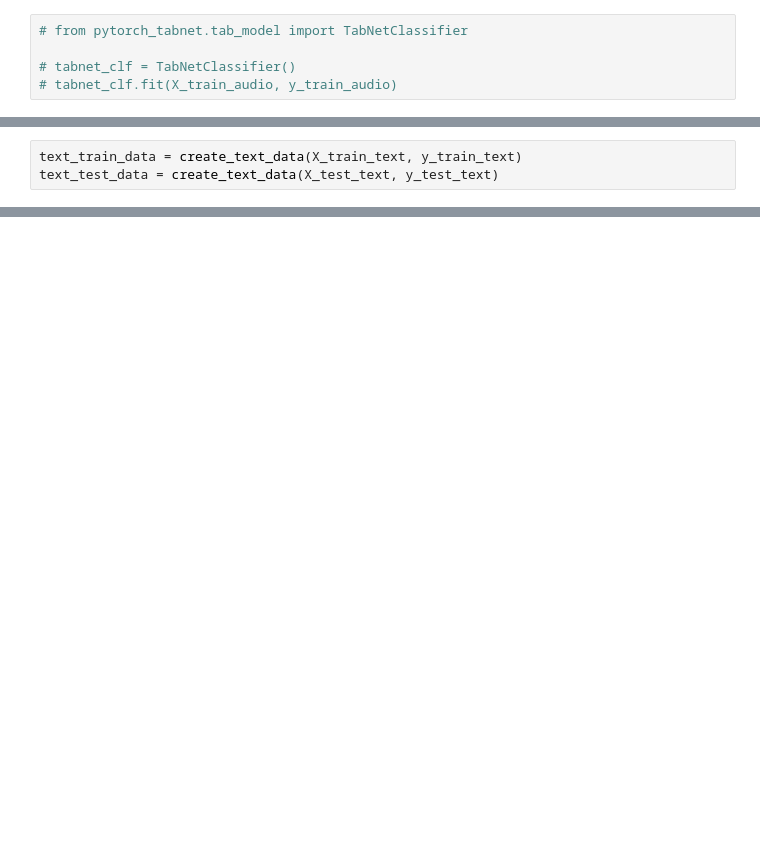
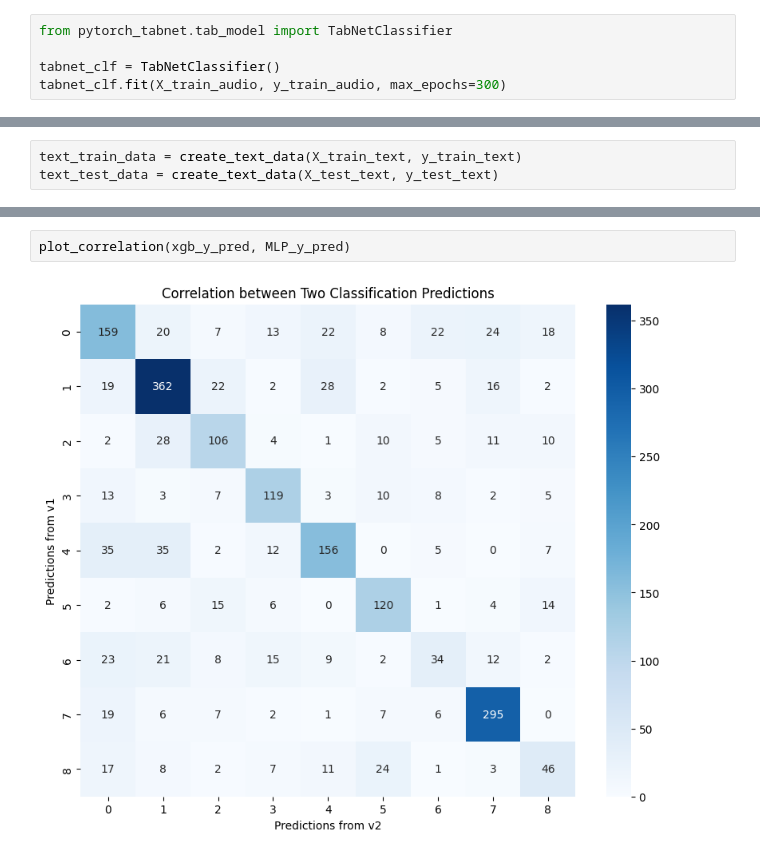
Before and after one commit to HanBiru/text_mining_project-TDDE16, a Jupyter notebook: Classification.ipynb, the cells around one changed output, grey strips where cells are left out. Saved outputs shown, nothing was run; the diff lists cells and outputs as text; blank space fills up the shorter version.

```diff
--- a/Classification.ipynb
+++ b/Classification.ipynb
@@ -222,7 +236,7 @@ weighted avg       0.41      0.41      0.37      2106
 # %%
 # !pip install pytorch-tabnet
 # %%
-# from pytorch_tabnet.tab_model import TabNetClassifier
+from pytorch_tabnet.tab_model import TabNetClassifier
 
-# tabnet_clf = TabNetClassifier()
-# tabnet_clf.fit(X_train_audio, y_train_audio)
+tabnet_clf = TabNetClassifier()
+tabnet_clf.fit(X_train_audio, y_train_audio, max_epochs=300)
@@ -542,0 +754,4 @@ report, text_pred_probs = test_model(model, text_test_data[:2])
+# %%
+plot_correlation(xgb_y_pred, MLP_y_pred)
+# %% [output]
+[figure, added]
```
Also changed, not shown: parts of 50 cells of this notebook, 14 other files.
